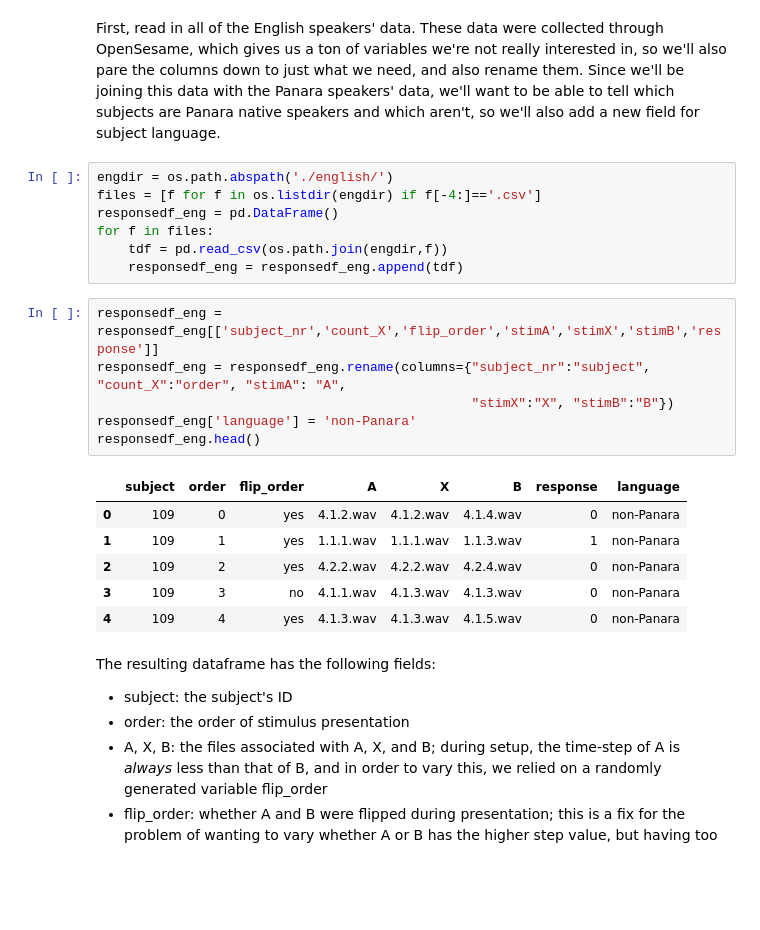
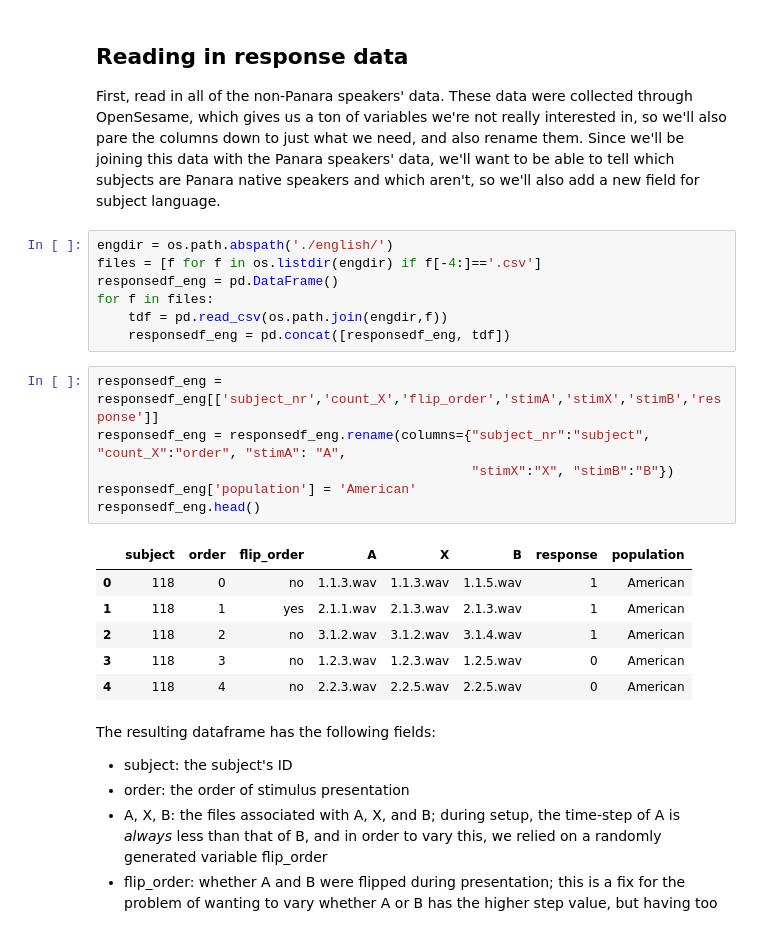
Before and after one commit to susanlinucb/panara_perception, a Jupyter notebook: AXB.ipynb, the cells around one changed output. Drawn from its saved outputs; the diff is of its cells as text; blank space fills up the shorter version.

```diff
--- a/AXB.ipynb
+++ b/AXB.ipynb
@@ -20,5 +34,7 @@ This script assumes the following file structure:
 # %% [markdown]
-First, read in all of the English speakers' data.  These data were collected through OpenSesame, which gives us a ton of variables we're not really interested in, so we'll also pare the columns down to just what we need, and also rename them.
+## Reading in response data
+
+First, read in all of the non-Panara speakers' data.  These data were collected through OpenSesame, which gives us a ton of variables we're not really interested in, so we'll also pare the columns down to just what we need, and also rename them.
 Since we'll be joining this data with the Panara speakers' data, we'll want to be able to tell which subjects are Panara native speakers and which aren't, so we'll also add a new field for subject language.
 # %%
 engdir = os.path.abspath('./english/')
@@ -26,20 +42,20 @@ files = [f for f in os.listdir(engdir) if f[-4:]=='.csv']
 responsedf_eng = pd.DataFrame()
 for f in files:
     tdf = pd.read_csv(os.path.join(engdir,f))
-    responsedf_eng = responsedf_eng.append(tdf)
+    responsedf_eng = pd.concat([responsedf_eng, tdf])
 # %%
 responsedf_eng = responsedf_eng[['subject_nr','count_X','flip_order','stimA','stimX','stimB','response']]
 responsedf_eng = responsedf_eng.rename(columns={"subject_nr":"subject", "count_X":"order", "stimA": "A",
                                                 "stimX":"X", "stimB":"B"})
-responsedf_eng['language'] = 'non-Panara'
+responsedf_eng['population'] = 'American'
 responsedf_eng.head()
 # %% [output]
-|  | subject | order | flip_order | A | X | B | response | language |
-| 0 | 109 | 0 | yes | 4.1.2.wav | 4.1.2.wav | 4.1.4.wav | 0 | non-Panara |
-| 1 | 109 | 1 | yes | 1.1.1.wav | 1.1.1.wav | 1.1.3.wav | 1 | non-Panara |
-| 2 | 109 | 2 | yes | 4.2.2.wav | 4.2.2.wav | 4.2.4.wav | 0 | non-Panara |
-| 3 | 109 | 3 | no | 4.1.1.wav | 4.1.3.wav | 4.1.3.wav | 0 | non-Panara |
-| 4 | 109 | 4 | yes | 4.1.3.wav | 4.1.3.wav | 4.1.5.wav | 0 | non-Panara |
+|  | subject | order | flip_order | A | X | B | response | population |
+| 0 | 118 | 0 | no | 1.1.3.wav | 1.1.3.wav | 1.1.5.wav | 1 | American |
+| 1 | 118 | 1 | yes | 2.1.1.wav | 2.1.3.wav | 2.1.3.wav | 1 | American |
+| 2 | 118 | 2 | no | 3.1.2.wav | 3.1.2.wav | 3.1.4.wav | 1 | American |
+| 3 | 118 | 3 | no | 1.2.3.wav | 1.2.3.wav | 1.2.5.wav | 0 | American |
+| 4 | 118 | 4 | no | 2.2.3.wav | 2.2.5.wav | 2.2.5.wav | 0 | American |
 # %% [markdown]
 The resulting dataframe has the following fields:
 - subject: the subject's ID
```
Also changed, not shown: parts of 63 cells of this notebook.
